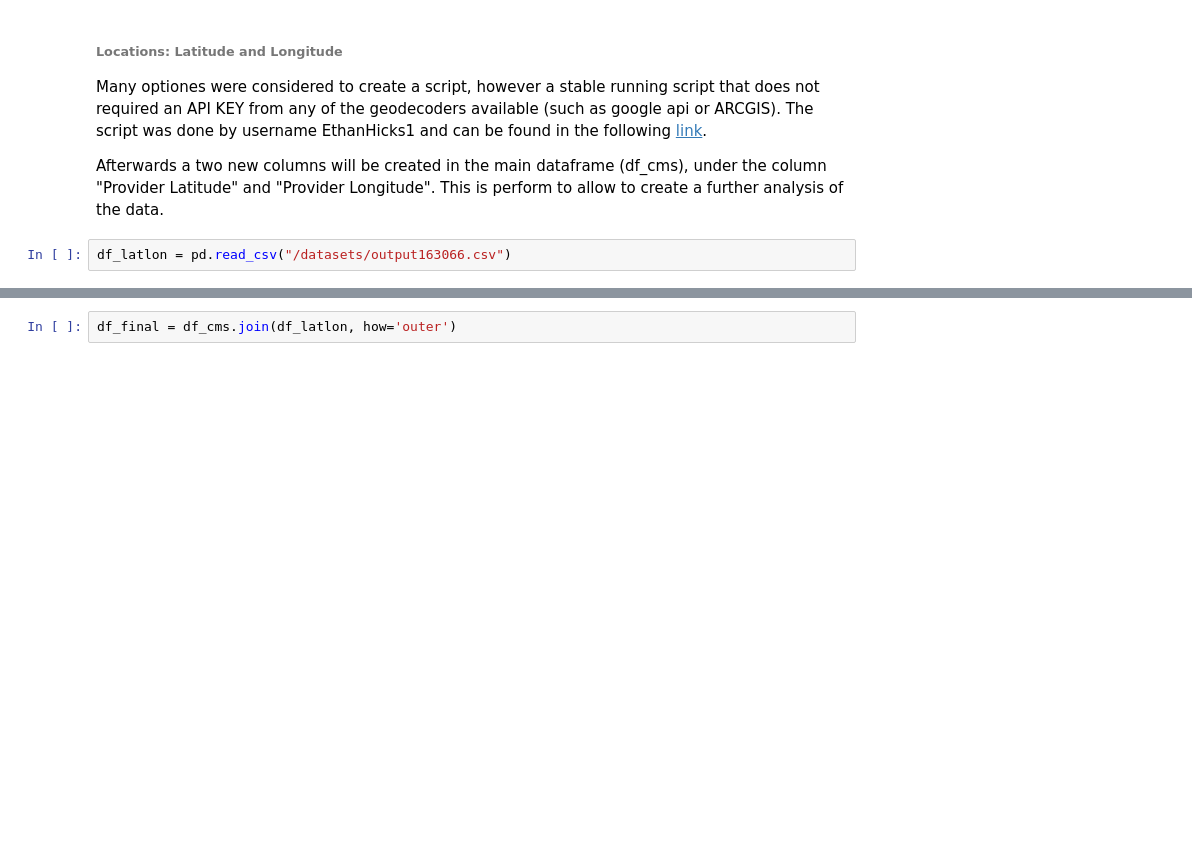
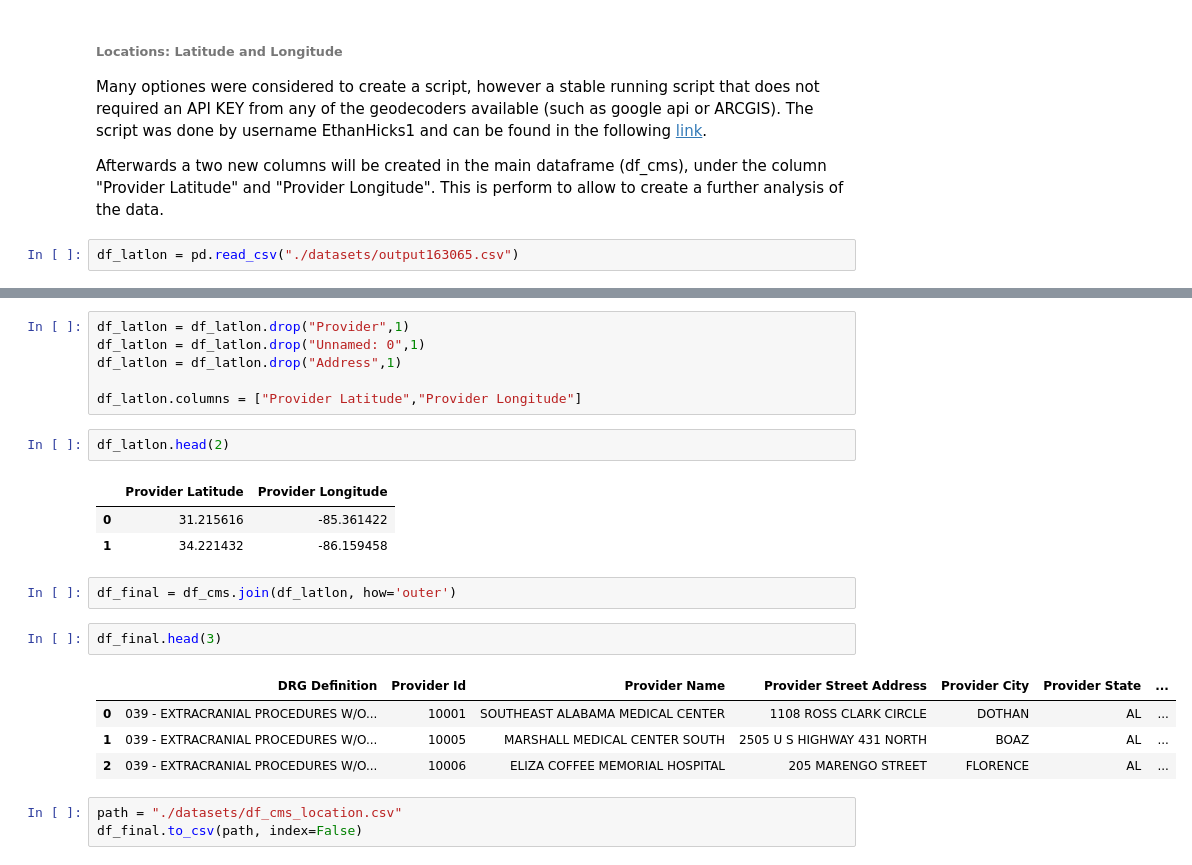
Before and after one commit to luis-alarcon/u_project_EDA_CMS, a Jupyter notebook: u_project_EDA-CMS_python3.ipynb, the cells around one changed output, grey strips where cells are left out. Saved outputs shown, nothing was run; the diff lists cells and outputs as text; blank space fills up the shorter version.

Commit message:
New dataset with location data

```diff
--- a/u_project_EDA-CMS_python3.ipynb
+++ b/u_project_EDA-CMS_python3.ipynb
@@ -374,4 +374,4 @@ df_cms_cities.describe()
 
 <p>Afterwards a two new columns will be created in the main dataframe (df_cms), under the column "Provider Latitude" and "Provider Longitude". This is perform to allow to create a further analysis of the data.</p
 # %%
-df_latlon = pd.read_csv("/datasets/output163066.csv")
+df_latlon = pd.read_csv("./datasets/output163065.csv")
@@ -378,2 +384,24 @@ df_latlon = pd.read_csv("/datasets/output163066.csv")
+# %%
+df_latlon = df_latlon.drop("Provider",1)
+df_latlon = df_latlon.drop("Unnamed: 0",1)
+df_latlon = df_latlon.drop("Address",1)
+
+df_latlon.columns = ["Provider Latitude","Provider Longitude"]
+# %%
+df_latlon.head(2)
+# %% [output]
+|  | Provider Latitude | Provider Longitude |
+| 0 | 31.215616 | -85.361422 |
+| 1 | 34.221432 | -86.159458 |
 # %%
 df_final = df_cms.join(df_latlon, how='outer')
+# %%
+df_final.head(3)
+# %% [output]
+|  | DRG Definition | Provider Id | Provider Name | Provider Street Address | Provider City | Provider State | ... |
+| 0 | 039 - EXTRACRANIAL PROCEDURES W/O... | 10001 | SOUTHEAST ALABAMA MEDICAL CENTER | 1108 ROSS CLARK CIRCLE | DOTHAN | AL | ... |
+| 1 | 039 - EXTRACRANIAL PROCEDURES W/O... | 10005 | MARSHALL MEDICAL CENTER SOUTH | 2505 U S HIGHWAY 431 NORTH | BOAZ | AL | ... |
+| 2 | 039 - EXTRACRANIAL PROCEDURES W/O... | 10006 | ELIZA COFFEE MEMORIAL HOSPITAL | 205 MARENGO STREET | FLORENCE | AL | ... |
+# %%
+path = "./datasets/df_cms_location.csv"
+df_final.to_csv(path, index=False)
```
Also changed, not shown: parts of 2 cells of this notebook, 3 other files.
